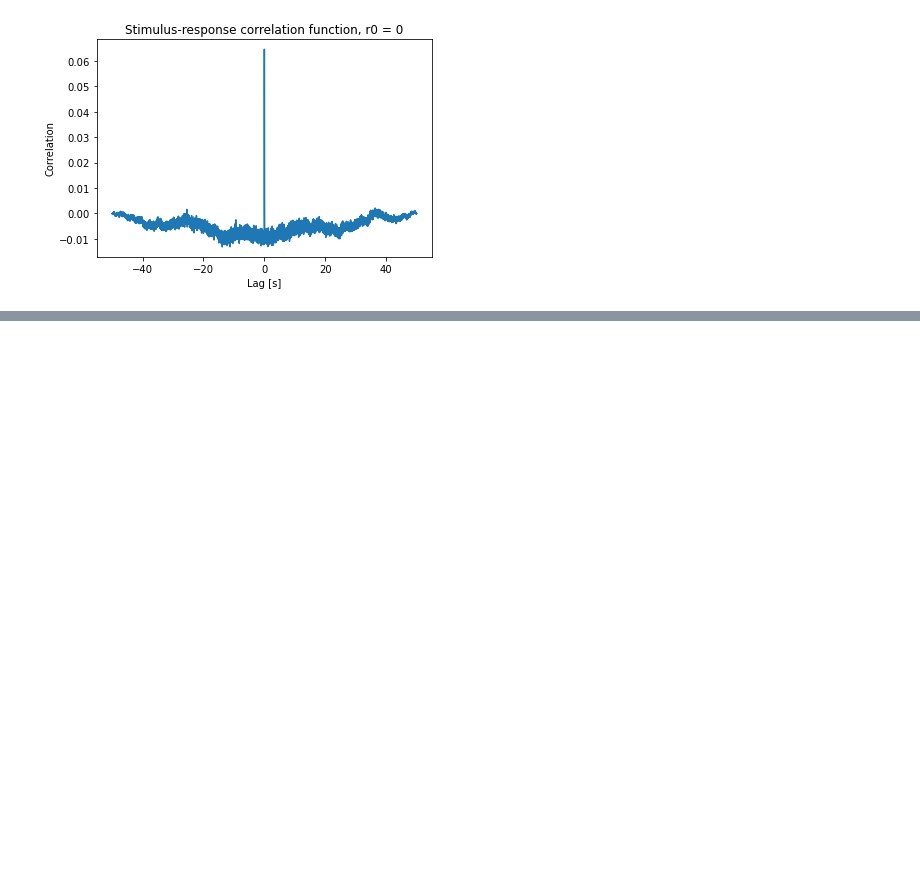
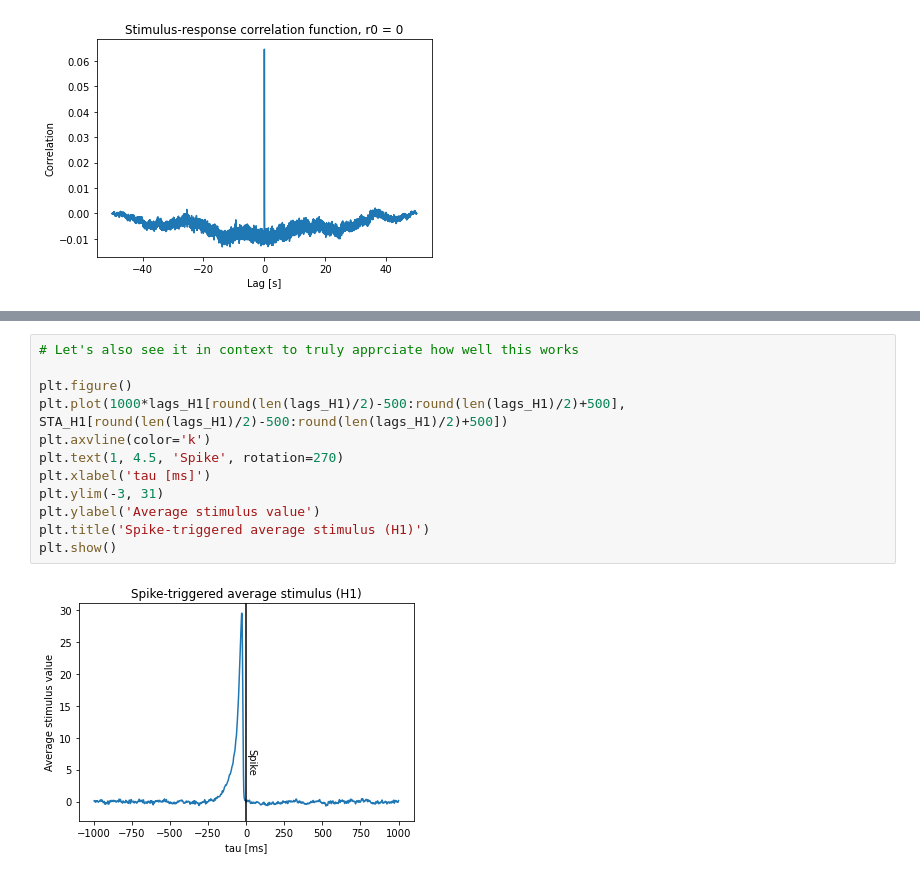
Before and after one commit to Revanchist317/DA_exercises, a Jupyter notebook: Chapter 1.ipynb, the cells around one changed output, grey strips where cells are left out. Drawn from its saved outputs; the diff is of its cells as text; blank space fills up the shorter version.

```diff
--- a/Chapter 1.ipynb
+++ b/Chapter 1.ipynb
@@ -670,0 +724,14 @@ In the first STA graph, we can see that the typical stimulus was the highest in
+# %%
+# Let's also see it in context to truly apprciate how well this works
+
+plt.figure()
+plt.plot(1000*lags_H1[round(len(lags_H1)/2)-500:round(len(lags_H1)/2)+500], STA_H1[round(len(lags_H1)/2)-500:round(len(lags_H1)/2)+500])
+plt.axvline(color='k')
+plt.text(1, 4.5, 'Spike', rotation=270)
+plt.xlabel('tau [ms]')
+plt.ylim(-3, 31)
+plt.ylabel('Average stimulus value')
+plt.title('Spike-triggered average stimulus (H1)')
+plt.show()
+# %% [output]
+[figure, added]
```
Also changed, not shown: parts of 11 cells of this notebook.
